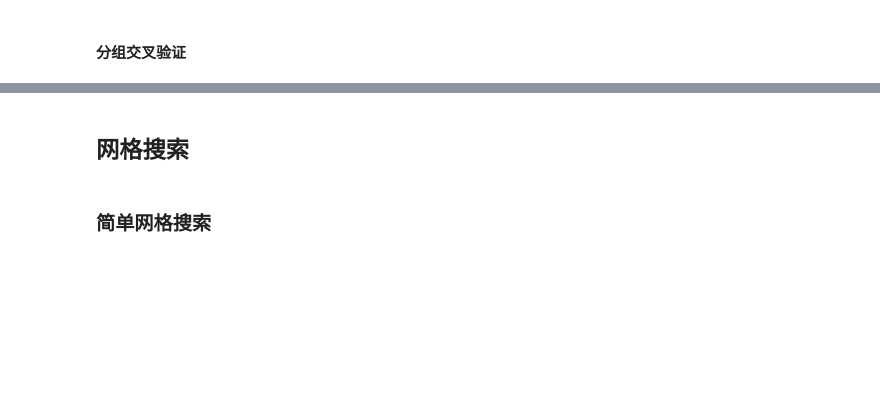
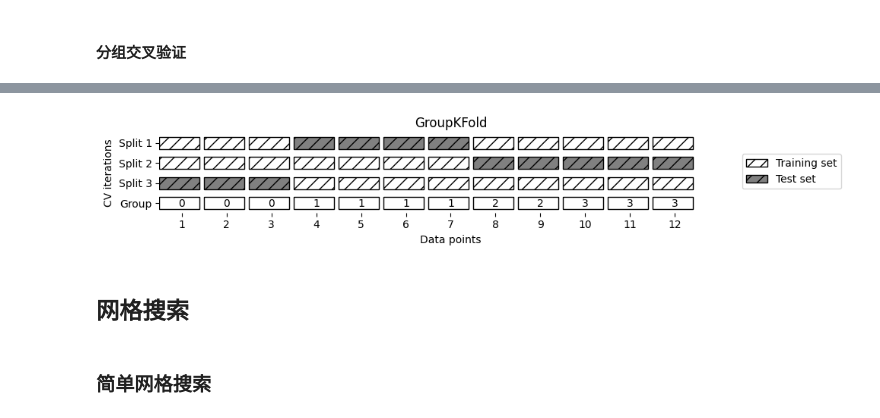
Before and after one commit to JPL-JUNO/Introduction-to-Machine-Learning-with-Python, a Jupyter notebook: Codes/Ch5.ipynb, the cells around one changed output, grey strips where cells are left out. Drawn from its saved outputs; the diff is of its cells as text; code cells hidden in the pictures; blank space fills up the shorter version.

```diff
--- a/Codes/Ch5.ipynb
+++ b/Codes/Ch5.ipynb
@@ -76,3 +153,7 @@ dtype: float64
+# %%
+mglearn.plots.plot_group_kfold()
+# %% [output]
+[figure, added]
 # %% [markdown]
 ## 网格搜索
 # %% [markdown]
```
Also changed, not shown: parts of 33 cells of this notebook, 9 other files.
